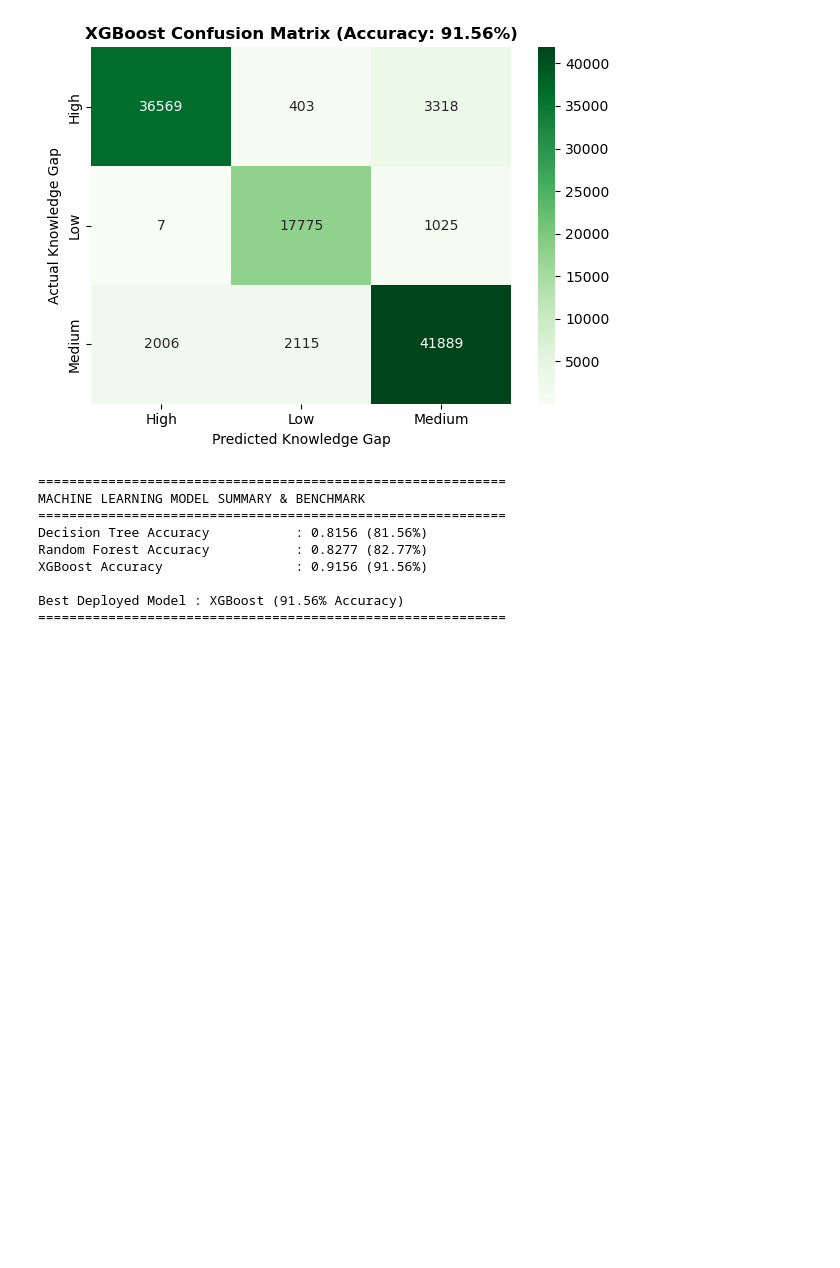
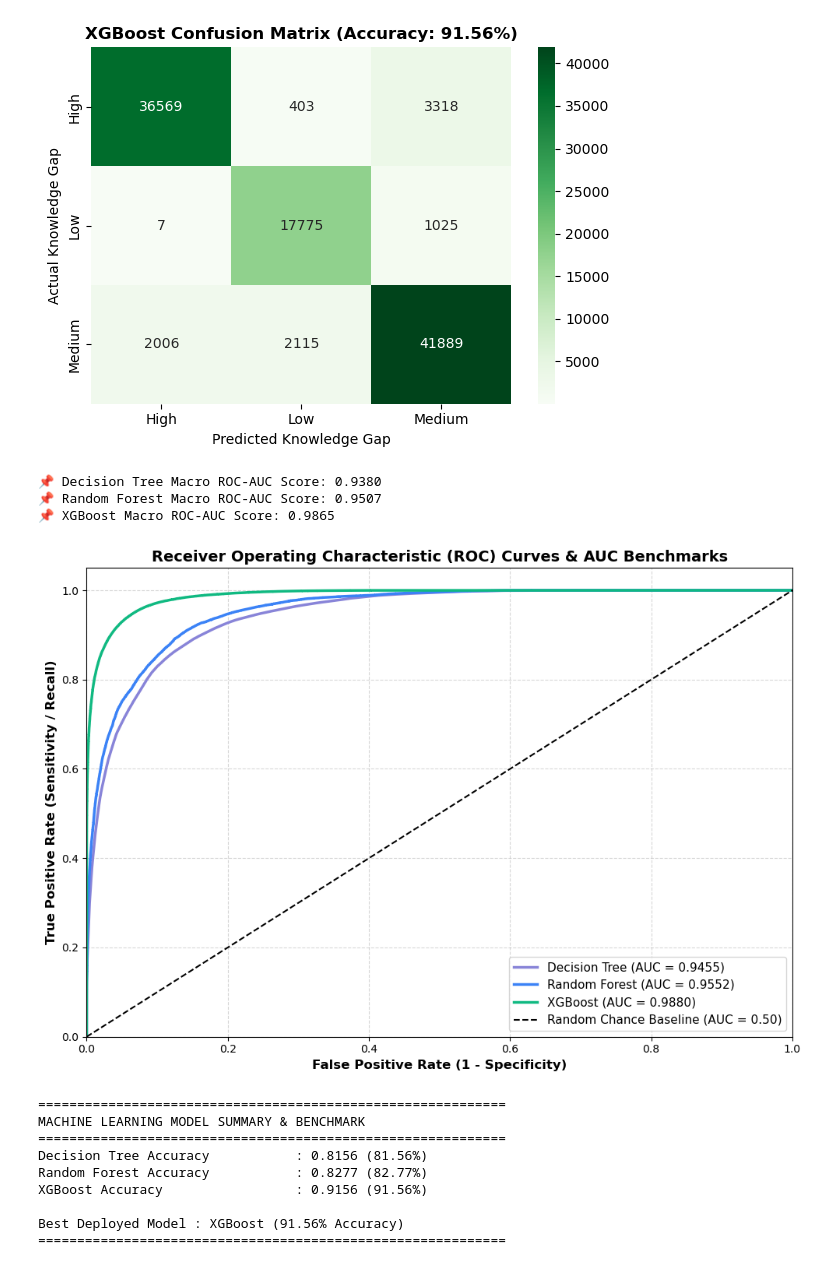
Before and after one commit to sharath77-code/KnowledgeGapDetection, a Jupyter notebook: notebooks/05_ML_Models.ipynb, the cells around one changed output. Cells and saved outputs as stored; diff of their text form; code cells hidden in the pictures; blank space fills up the shorter version.

```diff
--- a/notebooks/05_ML_Models.ipynb
+++ b/notebooks/05_ML_Models.ipynb
@@ -315,6 +315,48 @@ XGBoost Classification Report:
    macro avg       0.91      0.92      0.91    105107
 weighted avg       0.92      0.92      0.92    105107
 [figure]
+# %%
+# Multi-Class One-vs-Rest (OvR) ROC Curve & AUC Score Analysis
+from sklearn.preprocessing import label_binarize
+from sklearn.metrics import roc_curve, auc, roc_auc_score
+
+y_test_bin = label_binarize(y_test, classes=[0, 1, 2])
+n_classes = len(label_encoder.classes_)
+
+models_dict = {
+    "Decision Tree": dt_pipeline,
+    "Random Forest": rf_pipeline,
+    "XGBoost": xgb_pipeline
+}
+
+plt.figure(figsize=(10, 7))
+colors = ['#8884d8', '#3b82f6', '#10b981']
+
+for idx, (m_name, model) in enumerate(models_dict.items()):
+    y_prob = model.predict_proba(X_test)
+    macro_auc = roc_auc_score(y_test_bin, y_prob, average="macro", multi_class="ovr")
+    print(f"📌 {m_name} Macro ROC-AUC Score: {macro_auc:.4f}")
+
+    # Compute micro-average ROC curve and ROC area
+    fpr, tpr, _ = roc_curve(y_test_bin.ravel(), y_prob.ravel())
+    roc_auc = auc(fpr, tpr)
+    plt.plot(fpr, tpr, label=f"{m_name} (AUC = {roc_auc:.4f})", color=colors[idx], linewidth=2.5)
+
+plt.plot([0, 1], [0, 1], 'k--', lw=1.5, label='Random Chance Baseline (AUC = 0.50)')
+plt.xlim([0.0, 1.0])
+plt.ylim([0.0, 1.05])
+plt.xlabel('False Positive Rate (1 - Specificity)', fontsize=12, fontweight='bold')
+plt.ylabel('True Positive Rate (Sensitivity / Recall)', fontsize=12, fontweight='bold')
+plt.title('Receiver Operating Characteristic (ROC) Curves & AUC Benchmarks', fontsize=14, fontweight='bold')
+plt.legend(loc="lower right", fontsize=11)
+plt.grid(True, linestyle='--', alpha=0.5)
+plt.tight_layout()
+plt.show()
+# %% [output]
+📌 Decision Tree Macro ROC-AUC Score: 0.9380
+📌 Random Forest Macro ROC-AUC Score: 0.9507
+📌 XGBoost Macro ROC-AUC Score: 0.9865
+[figure, added]
 # %%
 print("="*60)
 print("MACHINE LEARNING MODEL SUMMARY & BENCHMARK")
```
Also changed, not shown: 1 other file.
